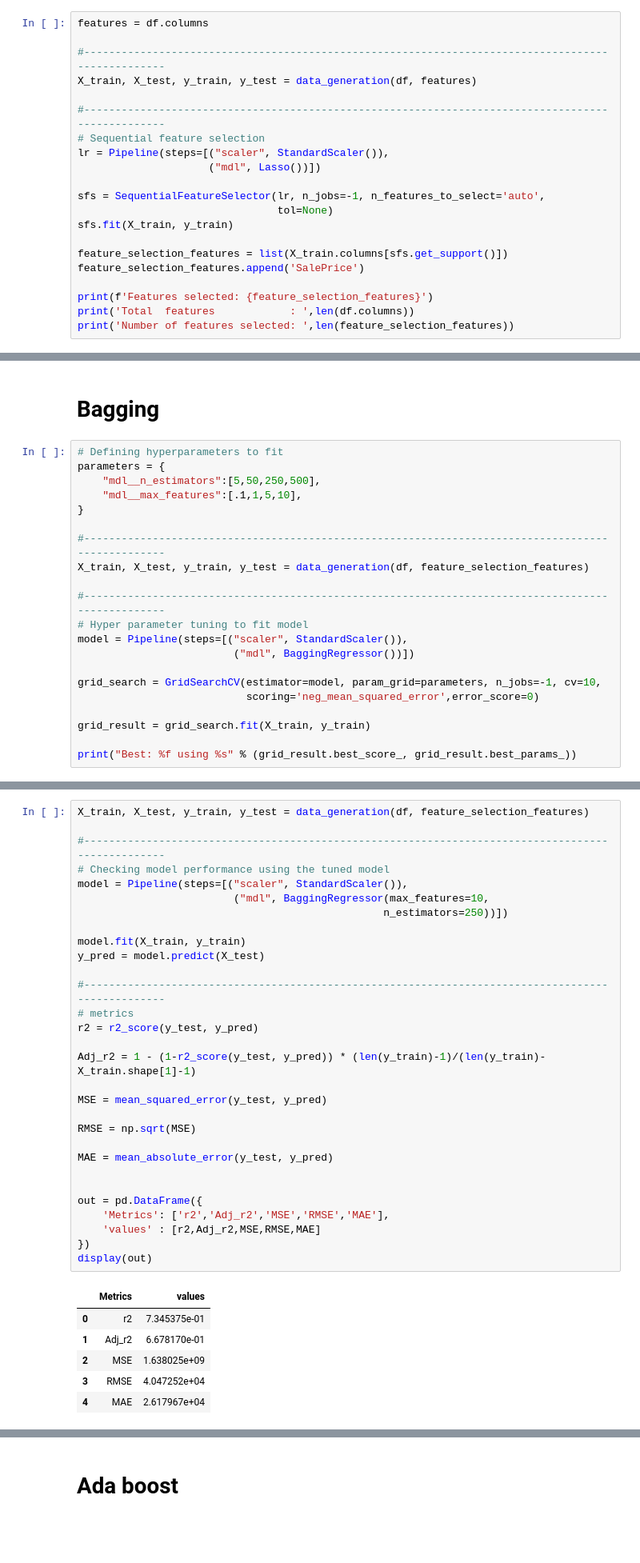
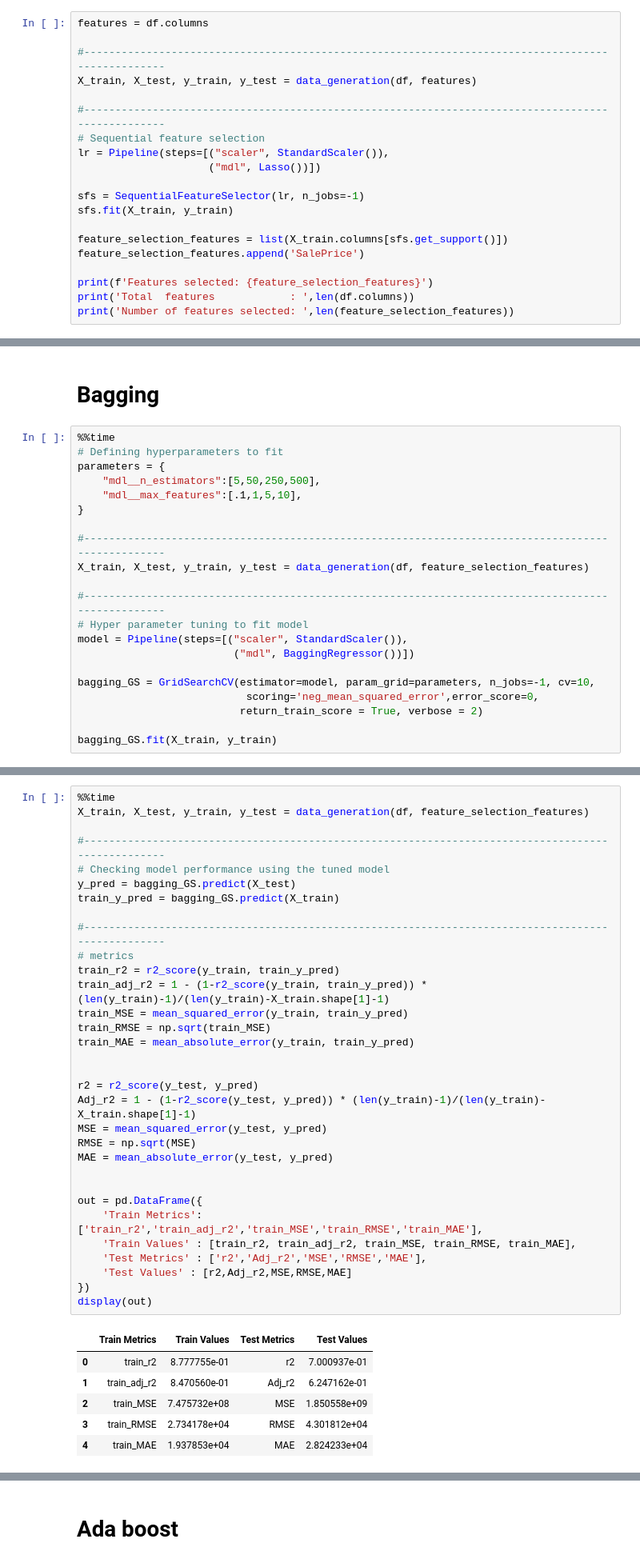
Before and after one commit to Sean-Chaos/DBA4811-Assignemnt-3, a Jupyter notebook: Working 1.ipynb, the cells around one changed output, grey strips where cells are left out. Shown: that part at 80% size. Saved outputs shown, nothing was run; the diff lists cells and outputs as text; blank space fills up the shorter version.

```diff
--- a/Working 1.ipynb
+++ b/Working 1.ipynb
@@ -267,8 +264,7 @@ X_train, X_test, y_train, y_test = data_generation(df, features)
 lr = Pipeline(steps=[("scaler", StandardScaler()),
                      ("mdl", Lasso())])
 
-sfs = SequentialFeatureSelector(lr, n_jobs=-1, n_features_to_select='auto',
-                                tol=None)
+sfs = SequentialFeatureSelector(lr, n_jobs=-1)
 sfs.fit(X_train, y_train)
 
 feature_selection_features = list(X_train.columns[sfs.get_support()])
@@ -568,6 +578,7 @@ Looking at the random forests performance, we can see that its performance is al
 # %% [markdown]
 # Bagging
 # %%
+%%time
 # Defining hyperparameters to fit
 parameters = {
     "mdl__n_estimators":[5,50,250,500],
@@ -582,10 +593,9 @@ X_train, X_test, y_train, y_test = data_generation(df, feature_selection_feature
 model = Pipeline(steps=[("scaler", StandardScaler()),
                          ("mdl", BaggingRegressor())])
 
-grid_search = GridSearchCV(estimator=model, param_grid=parameters, n_jobs=-1, cv=10,
-                           scoring='neg_mean_squared_error',error_score=0)
+bagging_GS = GridSearchCV(estimator=model, param_grid=parameters, n_jobs=-1, cv=10,
+                           scoring='neg_mean_squared_error',error_score=0,
+                          return_train_score = True, verbose = 2)
 
-grid_result = grid_search.fit(X_train, y_train)
-
-print("Best: %f using %s" % (grid_result.best_score_, grid_result.best_params_))
+bagging_GS.fit(X_train, y_train)
 # %% [output]
@@ -593,37 +613,39 @@ Best: -1699644296.157224 using {'mdl__max_features': 10, 'mdl__n_estimators': 25
 # %%
+%%time
 X_train, X_test, y_train, y_test = data_generation(df, feature_selection_features)
 
 #--------------------------------------------------------------------------------------------------
 # Checking model performance using the tuned model
-model = Pipeline(steps=[("scaler", StandardScaler()),
-                         ("mdl", BaggingRegressor(max_features=10,
-                                                 n_estimators=250))])
-
-model.fit(X_train, y_train)
-y_pred = model.predict(X_test)
+y_pred = bagging_GS.predict(X_test)
+train_y_pred = bagging_GS.predict(X_train)
 
 #--------------------------------------------------------------------------------------------------
 # metrics
+train_r2 = r2_score(y_train, train_y_pred)
+train_adj_r2 = 1 - (1-r2_score(y_train, train_y_pred)) * (len(y_train)-1)/(len(y_train)-X_train.shape[1]-1)
+train_MSE = mean_squared_error(y_train, train_y_pred)
+train_RMSE = np.sqrt(train_MSE)
+train_MAE = mean_absolute_error(y_train, train_y_pred)
+
+
 r2 = r2_score(y_test, y_pred)
-
 Adj_r2 = 1 - (1-r2_score(y_test, y_pred)) * (len(y_train)-1)/(len(y_train)-X_train.shape[1]-1)
-
 MSE = mean_squared_error(y_test, y_pred)
-
 RMSE = np.sqrt(MSE)
-
 MAE = mean_absolute_error(y_test, y_pred)
 
 
 out = pd.DataFrame({
-    'Metrics': ['r2','Adj_r2','MSE','RMSE','MAE'],
-    'values' : [r2,Adj_r2,MSE,RMSE,MAE]
+    'Train Metrics': ['train_r2','train_adj_r2','train_MSE','train_RMSE','train_MAE'],
+    'Train Values' : [train_r2, train_adj_r2, train_MSE, train_RMSE, train_MAE],
+    'Test Metrics' : ['r2','Adj_r2','MSE','RMSE','MAE'],
+    'Test Values' : [r2,Adj_r2,MSE,RMSE,MAE]
 })
 display(out)
 # %% [output]
-|  | Metrics | values |
-| 0 | r2 | 7.345375e-01 |
-| 1 | Adj_r2 | 6.678170e-01 |
-| 2 | MSE | 1.638025e+09 |
-| 3 | RMSE | 4.047252e+04 |
-| 4 | MAE | 2.617967e+04 |
+|  | Train Metrics | Train Values | Test Metrics | Test Values |
+| 0 | train_r2 | 8.777755e-01 | r2 | 7.000937e-01 |
+| 1 | train_adj_r2 | 8.470560e-01 | Adj_r2 | 6.247162e-01 |
+| 2 | train_MSE | 7.475732e+08 | MSE | 1.850558e+09 |
+| 3 | train_RMSE | 2.734178e+04 | RMSE | 4.301812e+04 |
+| 4 | train_MAE | 1.937853e+04 | MAE | 2.824233e+04 |
```
Also changed, not shown: parts of 46 cells of this notebook.
